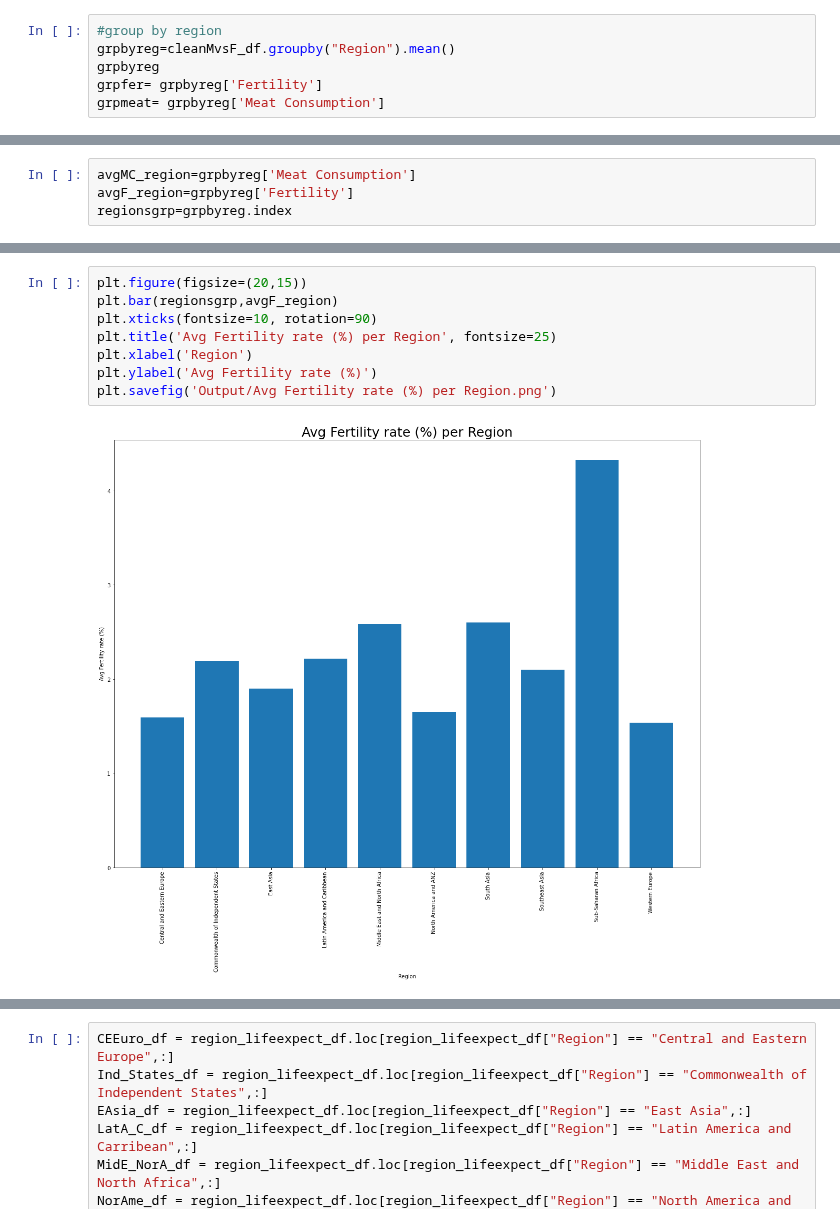
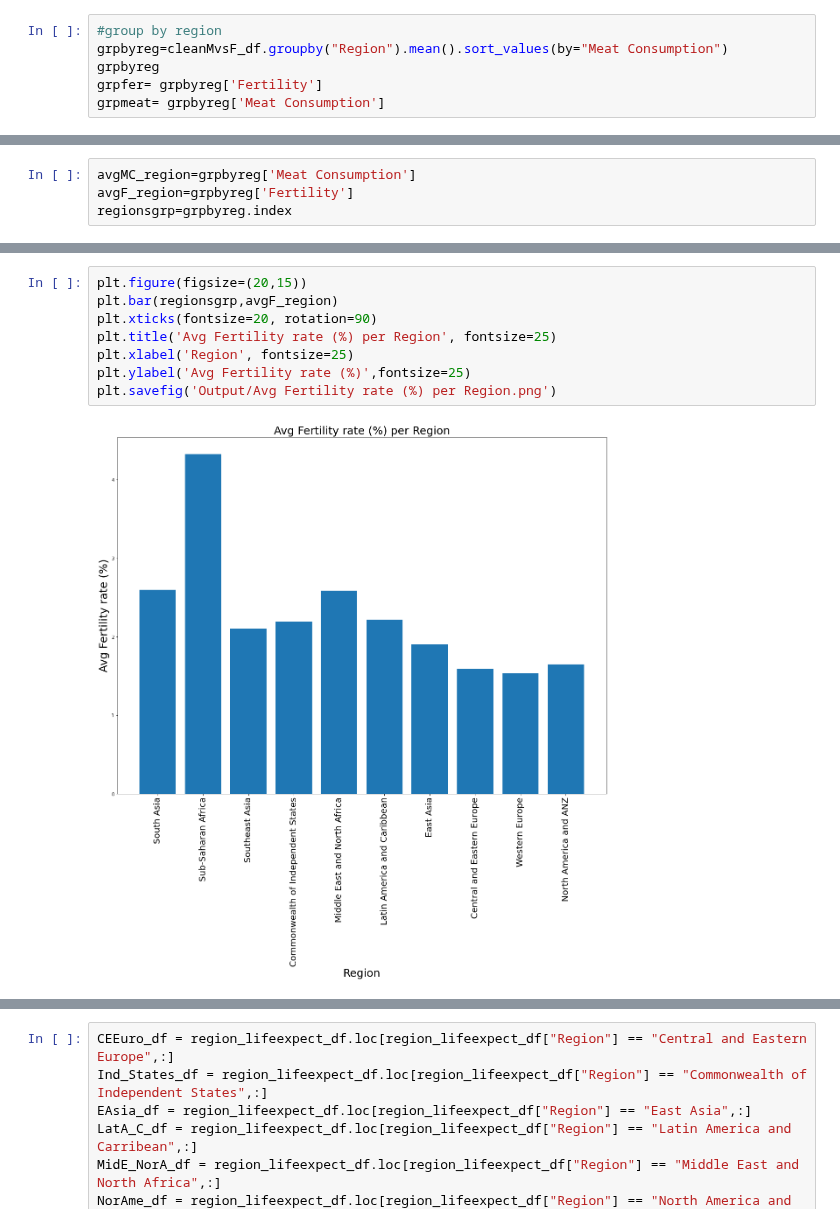
Before and after one commit to ermcgrew/bootcamp_project_one, a Jupyter notebook: data_analysis.ipynb, the cells around one changed output, grey strips where cells are left out. Cells and saved outputs as stored; diff of their text form.

```diff
--- a/data_analysis.ipynb
+++ b/data_analysis.ipynb
@@ -503,6 +529,6 @@ plt.show()
 # %%
 #group by region
-grpbyreg=cleanMvsF_df.groupby("Region").mean()
+grpbyreg=cleanMvsF_df.groupby("Region").mean().sort_values(by="Meat Consumption")
 grpbyreg
 grpfer= grpbyreg['Fertility']
 grpmeat= grpbyreg['Meat Consumption']
@@ -580,10 +598,10 @@ plt.savefig('Output/Avg Meat Consumption per Region.png')
 # %%
 plt.figure(figsize=(20,15))
 plt.bar(regionsgrp,avgF_region)
-plt.xticks(fontsize=10, rotation=90)
+plt.xticks(fontsize=20, rotation=90)
 plt.title('Avg Fertility rate (%) per Region', fontsize=25)
-plt.xlabel('Region')
-plt.ylabel('Avg Fertility rate (%)')
+plt.xlabel('Region', fontsize=25)
+plt.ylabel('Avg Fertility rate (%)',fontsize=25)
 plt.savefig('Output/Avg Fertility rate (%) per Region.png')
 # %% [output]
-[figure, old version]
+[figure, new version]
```
Also changed, not shown: parts of 18 cells of this notebook, 3 other files.
